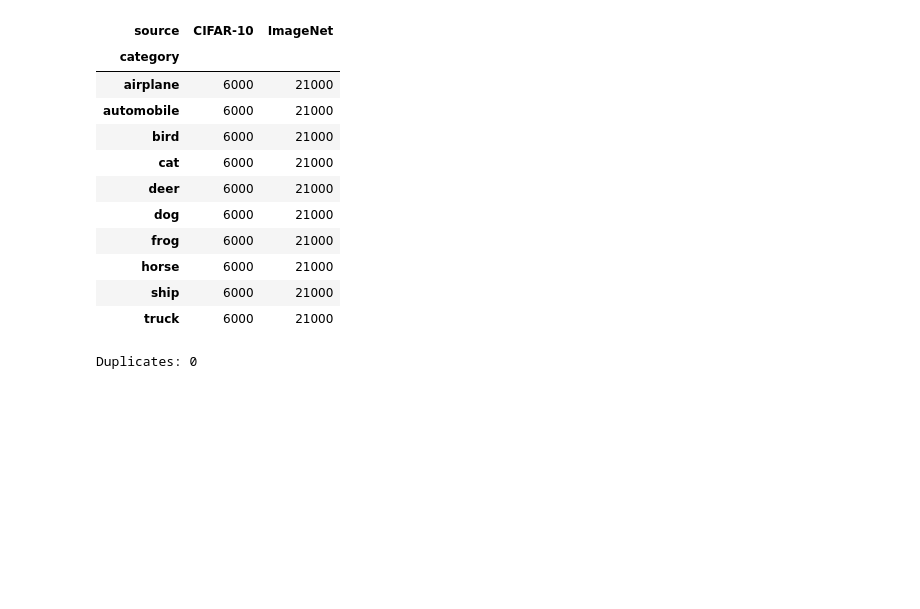
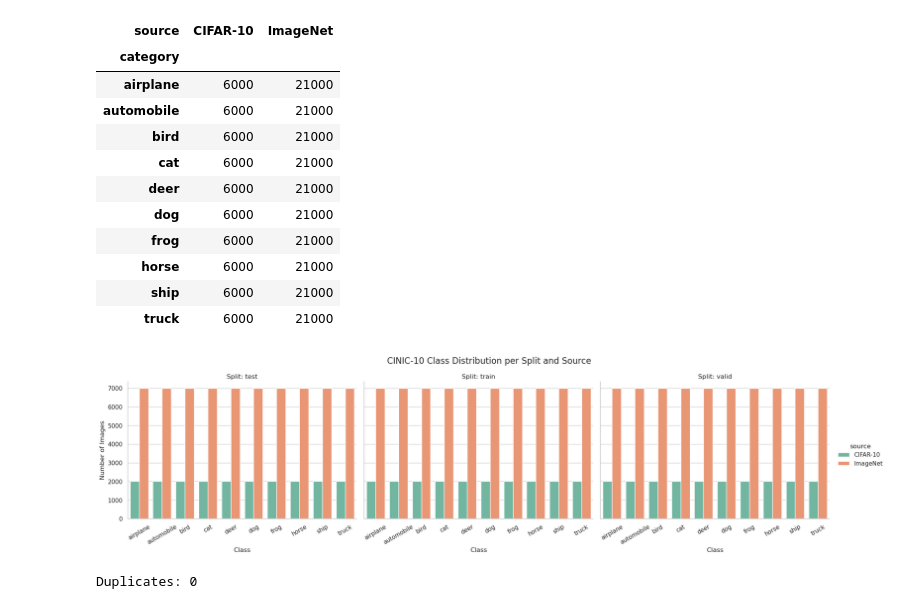
Before and after one commit to AkramAki/cinic10-source-classifier, a Jupyter notebook: notebooks/DataVisualization.ipynb, the cells around one changed output. Saved outputs shown, nothing was run; the diff lists cells and outputs as text; code cells hidden in the pictures; blank space fills up the shorter version.

Commit message:
Added plot for data overview

```diff
--- a/notebooks/DataVisualization.ipynb
+++ b/notebooks/DataVisualization.ipynb
@@ -68,6 +69,37 @@ Class-wise Domain Breakdown:
 | horse | 6000 | 21000 |
 | ship | 6000 | 21000 |
 | truck | 6000 | 21000 |
+# %%
+# Group by category, split, and source
+grouped = df.groupby(["category", "split", "source"]).size().reset_index(name="count")
+
+# Plot using seaborn
+sns.set(style="whitegrid")
+g = sns.catplot(
+    data=grouped,
+    x="category",
+    y="count",
+    hue="source",
+    col="split",
+    kind="bar",
+    height=5,
+    aspect=1.3,
+    palette="Set2"
+)
+# Rotate x-tick labels on all subplots
+for ax in g.axes.flat:
+    for label in ax.get_xticklabels():
+        label.set_rotation(30)
+
+g.set_axis_labels("Class", "Number of Images")
+g.set_titles("Split: {col_name}")
+plt.subplots_adjust(top=0.85)
+plt.suptitle("CINIC-10 Class Distribution per Split and Source", fontsize=16)
+plt.show()
+# Save to file
+g.savefig("../results/cinic10_class_distribution.pdf")
+# %% [output]
+[figure, added]
 # %%
 # brokenImagePaths = check_images(df, path_to_cinic10)
 # %%
```
Also changed, not shown: parts of 1 cell of this notebook, 1 other file.
